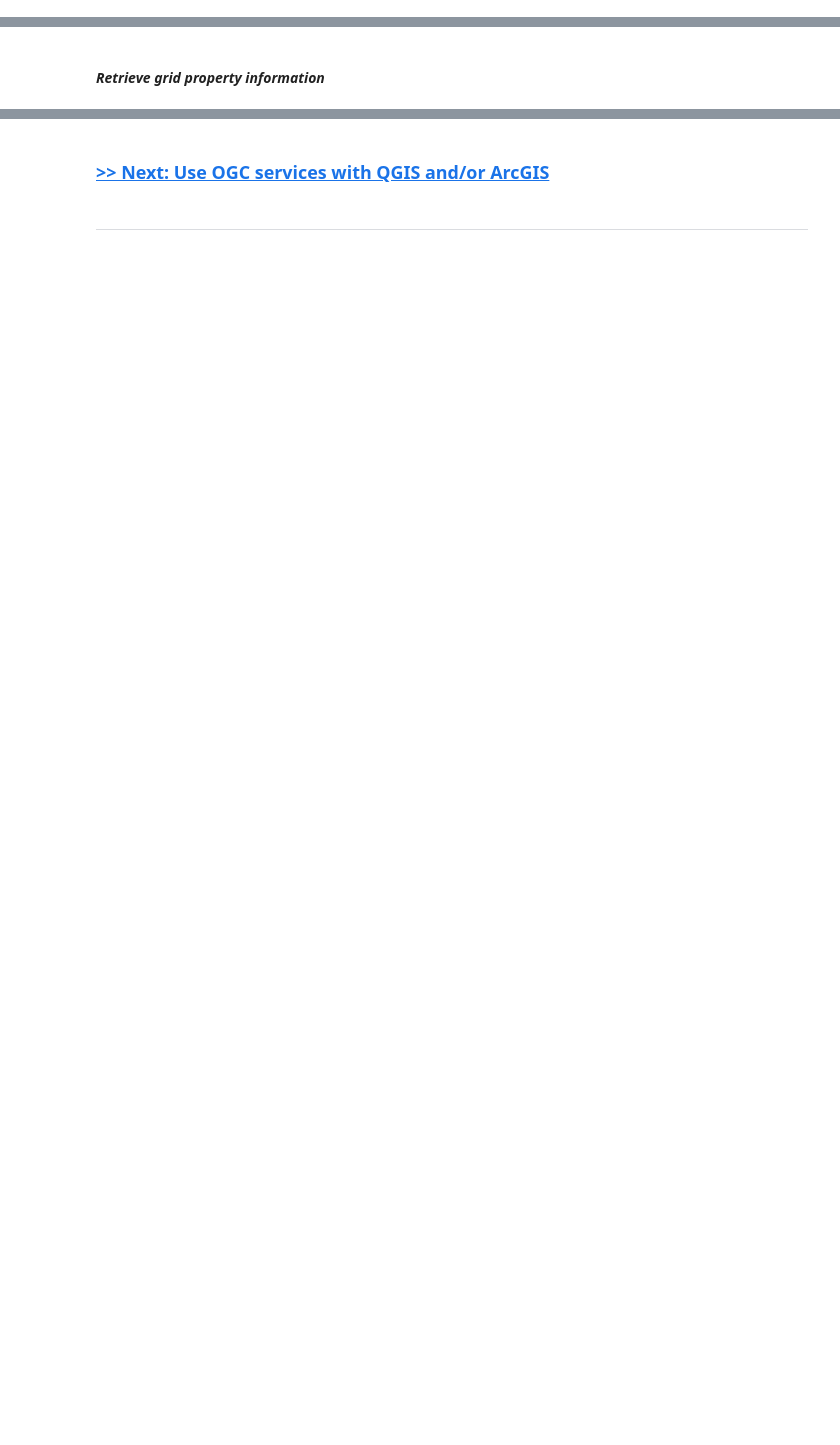
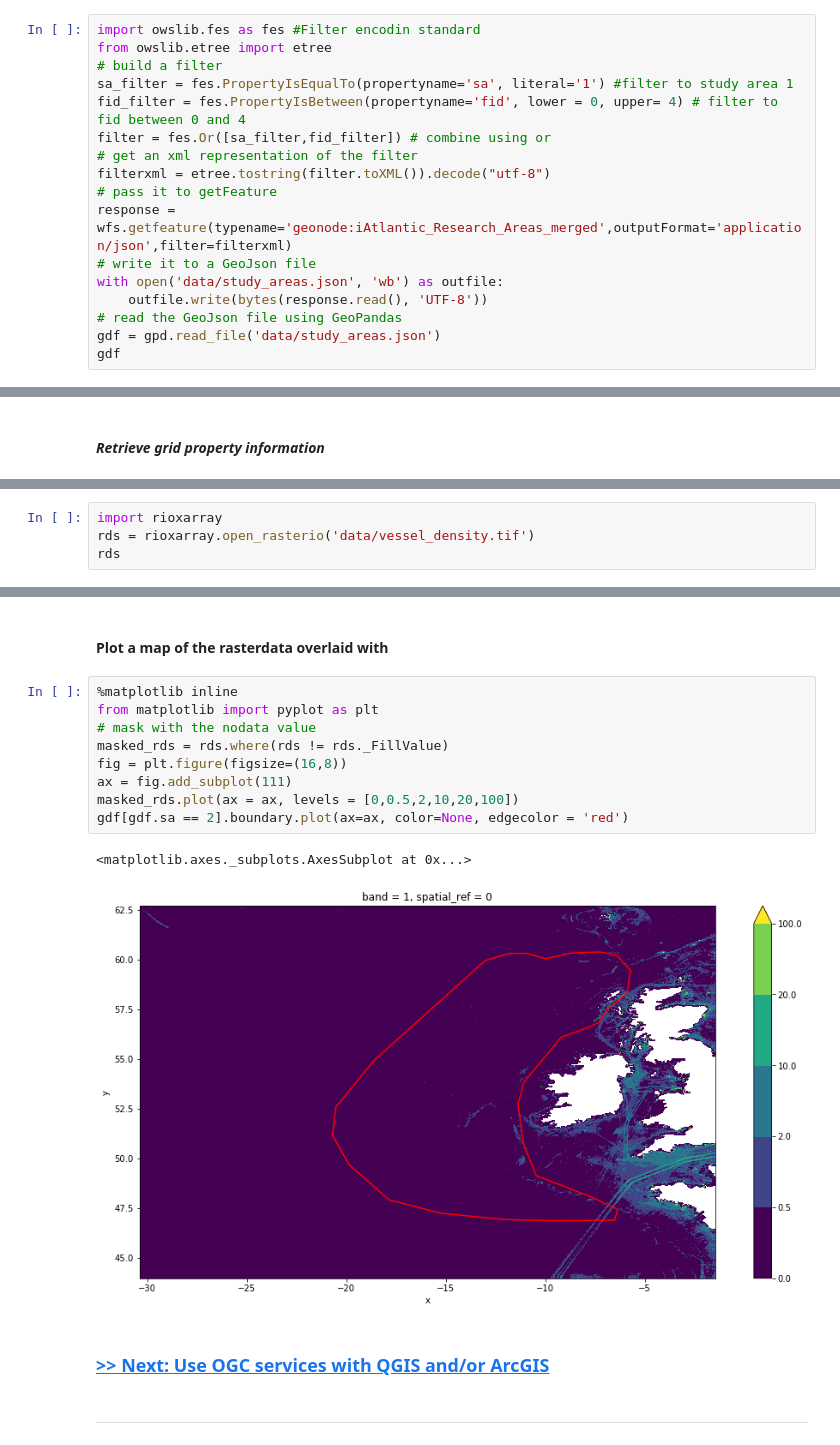
Before and after one commit to iAtlanitcGeoNode/OGC_webservices_workshop, a Jupyter notebook: 3_subset_and_download_data_with_WFS&WCS.ipynb, the cells around one changed output, grey strips where cells are left out. Cells and saved outputs as stored; diff of their text form; blank space fills up the shorter version.

```diff
--- a/3_subset_and_download_data_with_WFS&WCS.ipynb
+++ b/3_subset_and_download_data_with_WFS&WCS.ipynb
@@ -12,0 +136,17 @@ The library is available from GitHub @ https://github.com/earthserver-eu/OWSLib
+# %%
+import owslib.fes as fes #Filter encodin standard
+from owslib.etree import etree
+# build a filter
+sa_filter = fes.PropertyIsEqualTo(propertyname='sa', literal='1') #filter to study area 1
+fid_filter = fes.PropertyIsBetween(propertyname='fid', lower = 0, upper= 4) # filter to fid between 0 and 4
+filter = fes.Or([sa_filter,fid_filter]) # combine using or
+# get an xml representation of the filter
+filterxml = etree.tostring(filter.toXML()).decode("utf-8")
+# pass it to getFeature
+response = wfs.getfeature(typename='geonode:iAtlantic_Research_Areas_merged',outputFormat='application/json',filter=filterxml)
+# write it to a GeoJson file
+with open('data/study_areas.json', 'wb') as outfile:
+    outfile.write(bytes(response.read(), 'UTF-8'))
+# read the GeoJson file using GeoPandas
+gdf = gpd.read_file('data/study_areas.json')
+gdf
@@ -89,0 +250,4 @@ http://earthserver2e.ecmwf.int:8080/rasdaman/ows
+# %%
+import rioxarray
+rds = rioxarray.open_rasterio('data/vessel_density.tif')
+rds
@@ -90,3 +268,17 @@ http://earthserver2e.ecmwf.int:8080/rasdaman/ows
+# %% [markdown]
+#### Plot a map of the rasterdata overlaid with
+# %%
+%matplotlib inline
+from matplotlib import pyplot as plt
+# mask with the nodata value
+masked_rds = rds.where(rds != rds._FillValue)
+fig = plt.figure(figsize=(16,8))
+ax = fig.add_subplot(111)
+masked_rds.plot(ax = ax, levels = [0,0.5,2,10,20,100])
+gdf[gdf.sa == 2].boundary.plot(ax=ax, color=None, edgecolor = 'red')
+# %% [output]
+<matplotlib.axes._subplots.AxesSubplot at 0x...>
+[figure, added]
 # %% [markdown]
 ### [>> Next: Use OGC services with QGIS and/or ArcGIS](./4_OGC_services_from_QGIS_and_ArcGIS.ipynb)
 # %% [markdown]
```
Also changed, not shown: parts of 42 cells of this notebook, 5 other files.
